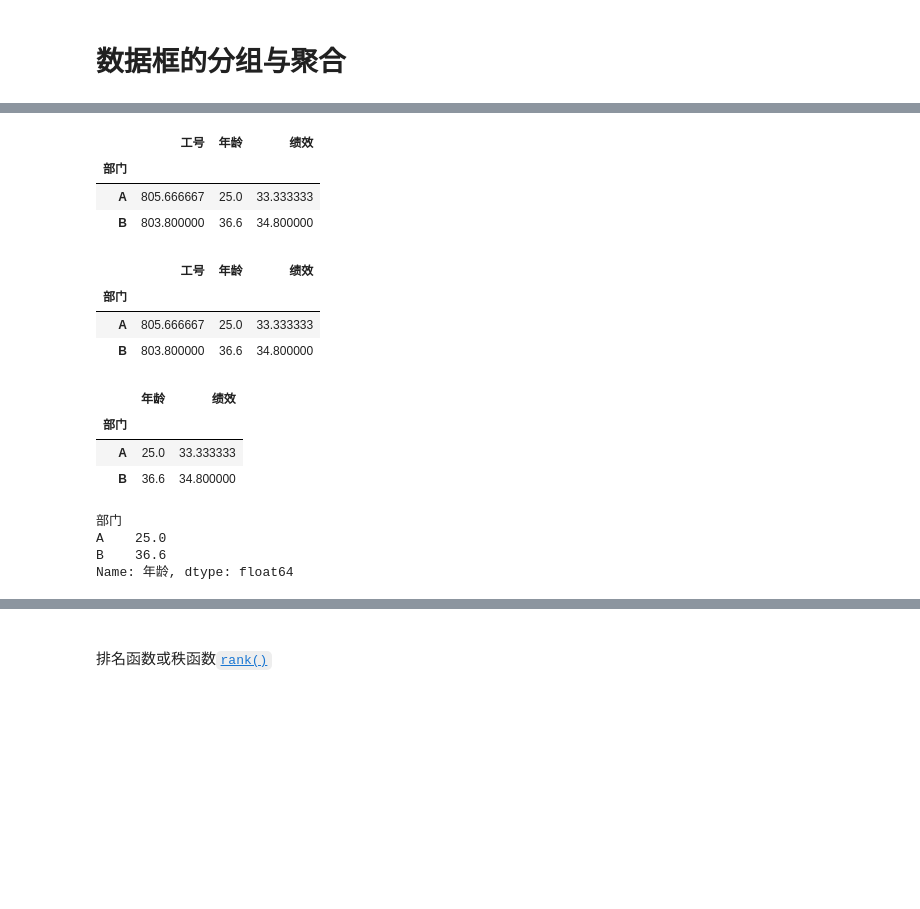
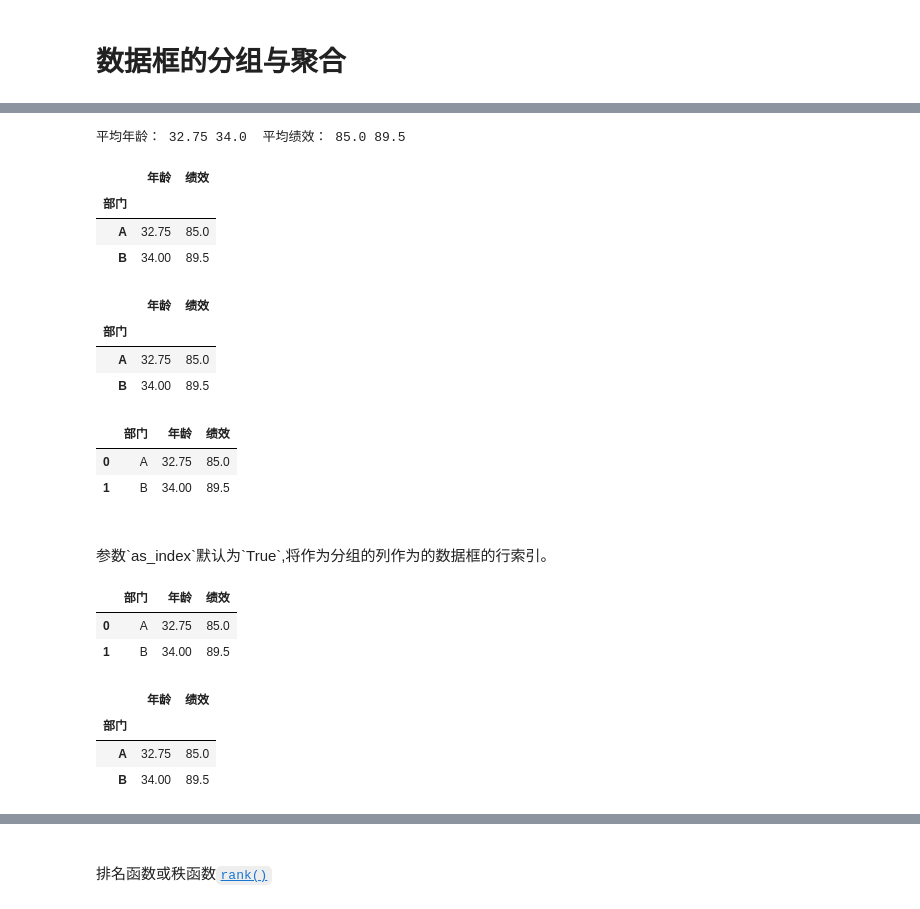
Before and after one commit to lcgong/tgbabook1-notebooks, a Jupyter notebook: ch09/0903数据分组与聚合.ipynb, the cells around one changed output, grey strips where cells are left out. Saved outputs shown, nothing was run; the diff lists cells and outputs as text; code cells hidden in the pictures; blank space fills up the shorter version.

```diff
--- a/ch09/0903数据分组与聚合.ipynb
+++ b/ch09/0903数据分组与聚合.ipynb
@@ -4,12 +4,12 @@ import pandas as pd
 # %% [markdown]
 # 数据框的分组与聚合
 # %%
-np.random.seed(2023)
+np.random.seed(2)
 df = pd.DataFrame({
     "工号": np.arange(801, 809),
     "部门": np.random.choice(['A', 'B'], size=8),
-    "年龄": np.random.randint(15, 50, 8),
-    "绩效": np.random.randint(5, 50, 8),
+    "年龄": np.random.randint(20, 50, size=8),
+    "绩效": np.random.randint(60, 100, size=8),
 })
 df
 # %% [output]
@@ -46,28 +40,45 @@ for dept, grp in df.groupby(["部门"]):
+# %%
+age1, kpi1 = groups[0].年龄.mean(), groups[0].绩效.mean()
+age2, kpi2 = groups[1].年龄.mean(), groups[1].绩效.mean()
+print("平均年龄：", age1, age2, " 平均绩效：", kpi1, kpi2)
+# %% [output]
+平均年龄： 32.75 34.0  平均绩效： 85.0 89.5
+# %%
+pd.DataFrame({
+    "年龄": [age1, age2],
+    "绩效": [kpi1, kpi2]
+}, index=pd.Index(["A", "B"], name="部门"))
+# %% [output]
+|  | 年龄 | 绩效 |
+| 部门 |  |  |
+| A | 32.75 | 85.0 |
+| B | 34.00 | 89.5 |
+# %%
+df.groupby(["部门"])[["年龄", "绩效"]].mean()
+# %% [output]
+|  | 年龄 | 绩效 |
+| 部门 |  |  |
+| A | 32.75 | 85.0 |
+| B | 34.00 | 89.5 |
+# %%
+df.groupby(["部门"])[["年龄", "绩效"]].mean().reset_index()
+# %% [output]
+|  | 部门 | 年龄 | 绩效 |
+| 0 | A | 32.75 | 85.0 |
+| 1 | B | 34.00 | 89.5 |
+# %% [markdown]
+<br>
+参数`as_index`默认为`True`,将作为分组的列作为的数据框的行索引。
+# %%
+df.groupby(["部门"], as_index=False)[["年龄", "绩效"]].mean()
+# %% [output]
+|  | 部门 | 年龄 | 绩效 |
+| 0 | A | 32.75 | 85.0 |
+| 1 | B | 34.00 | 89.5 |
 # %%
-df.groupby(["部门"]).agg('mean')
+df.groupby(["部门"])[["年龄", "绩效"]].agg('mean')
 # %% [output]
-|  | 工号 | 年龄 | 绩效 |
-| 部门 |  |  |  |
-| A | 805.666667 | 25.0 | 33.333333 |
-| B | 803.800000 | 36.6 | 34.800000 |
+|  | 年龄 | 绩效 |
+| 部门 |  |  |
+| A | 32.75 | 85.0 |
+| B | 34.00 | 89.5 |
-# %%
-df.groupby(["部门"]).mean()
-# %% [output]
-|  | 工号 | 年龄 | 绩效 |
-| 部门 |  |  |  |
-| A | 805.666667 | 25.0 | 33.333333 |
-| B | 803.800000 | 36.6 | 34.800000 |
-# %%
-df.groupby("部门")[['年龄', '绩效']].mean()
-# %% [output]
-|  | 年龄 | 绩效 |
-| 部门 |  |  |
-| A | 25.0 | 33.333333 |
-| B | 36.6 | 34.800000 |
-# %%
-df.groupby("部门").年龄.mean()
-# %% [output]
-部门
-A    25.0
-B    36.6
-Name: 年龄, dtype: float64
```
Also changed, not shown: parts of 26 cells of this notebook, 1 other file.
